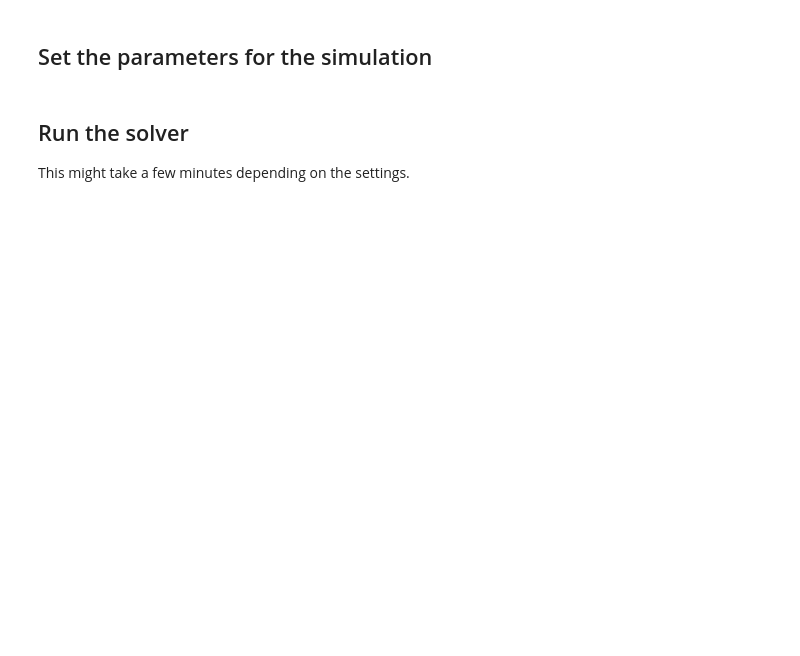
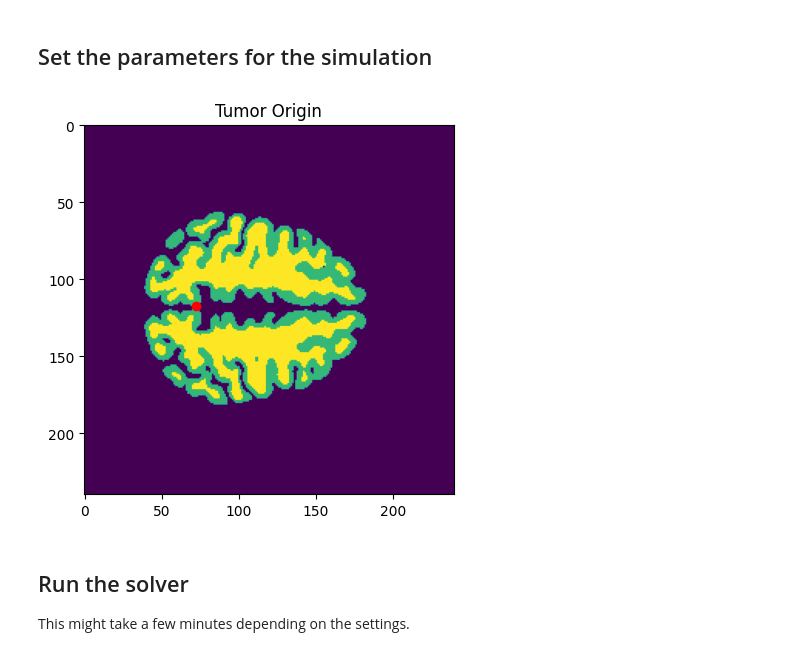
Before and after one commit to m1balcerak/TumorGrowthToolkit, a Jupyter notebook: FK_DTI_example.ipynb, the cells around one changed output. Drawn from its saved outputs; the diff is of its cells as text; code cells hidden in the pictures; blank space fills up the shorter version.

```diff
--- a/FK_DTI_example.ipynb
+++ b/FK_DTI_example.ipynb
@@ -33,19 +43,47 @@ shape: (x, y, z, fa-diffusion) : (128, 128, 60, 3)
 # %% [markdown]
 ## Set the parameters for the simulation
 # %%
+
+dw = 1
+rho = 0.2#2
+#ventricle
+"""x = 0.6
+y = 0.3
+z = 0.50"""
+x = 0.49
+y = 0.30
+z = 0.7
+
+init_scale = 0.1
+resolution_factor = 1# 0.6#1
+stoppingVolume =  15000
 parameters = {
-    'Dw': 2.0,          # maximum diffusion coefficient
-    'rho': 0.20,        # Proliferation rate
-    'rgb':tissue, # diffusion tissue map as shown above
-    'diffusionTensorExponent': 3.0, # exponent for the diffusion tensor, 1.0 for linear relationship
-    'NxT1_pct': 0.5,    # tumor position [%]
-    'NyT1_pct': 0.5,
-    'NzT1_pct': 0.626,
-    'init_scale': 1., #scale of the initial gaussian
-    'resolution_factor': 0.5, #resultion scaling for calculations
+    'Dw': dw,          # maximum diffusion coefficient
+    'rho': rho,        # Proliferation rate
+    'diffusionTensors':tissueTensor, # diffusion tissue map as shown above
+    'diffusionTensorExponent': 1, # exponent for the diffusion tensor, 1.0 for linear relationship
+    'diffusionEllipsoidScaling':1,#21.713178343886213,
+    'NxT1_pct': x,    # tumor position [%]
+    'NyT1_pct': y,
+    'NzT1_pct': z,
+    'init_scale': init_scale, #scale of the initial gaussian
+    'resolution_factor': resolution_factor, #resultion scaling for calculations
     'verbose': True, #printing timesteps
-    'time_series_solution_Nt': 64 # number of timesteps in the output
+    'time_series_solution_Nt': 64, # number of timesteps in the output
+    'stopping_volume': stoppingVolume,
+    'stopping_time': 1000,
 }
+
+x = int(tissue.shape[0]*parameters["NxT1_pct"])
+y = int(tissue.shape[1]*parameters["NyT1_pct"])
+z = int(tissue.shape[2]*parameters["NzT1_pct"])
+
+plt.imshow(tissue[:,:,z])
+plt.scatter(y,x, c='r')
+plt.title("Tumor Origin")
+plt.show()
+# %% [output]
+[figure, added]
 # %% [markdown]
 ## Run the solver
 This might take a few minutes depending on the settings.
```
Also changed, not shown: parts of 11 cells of this notebook.
